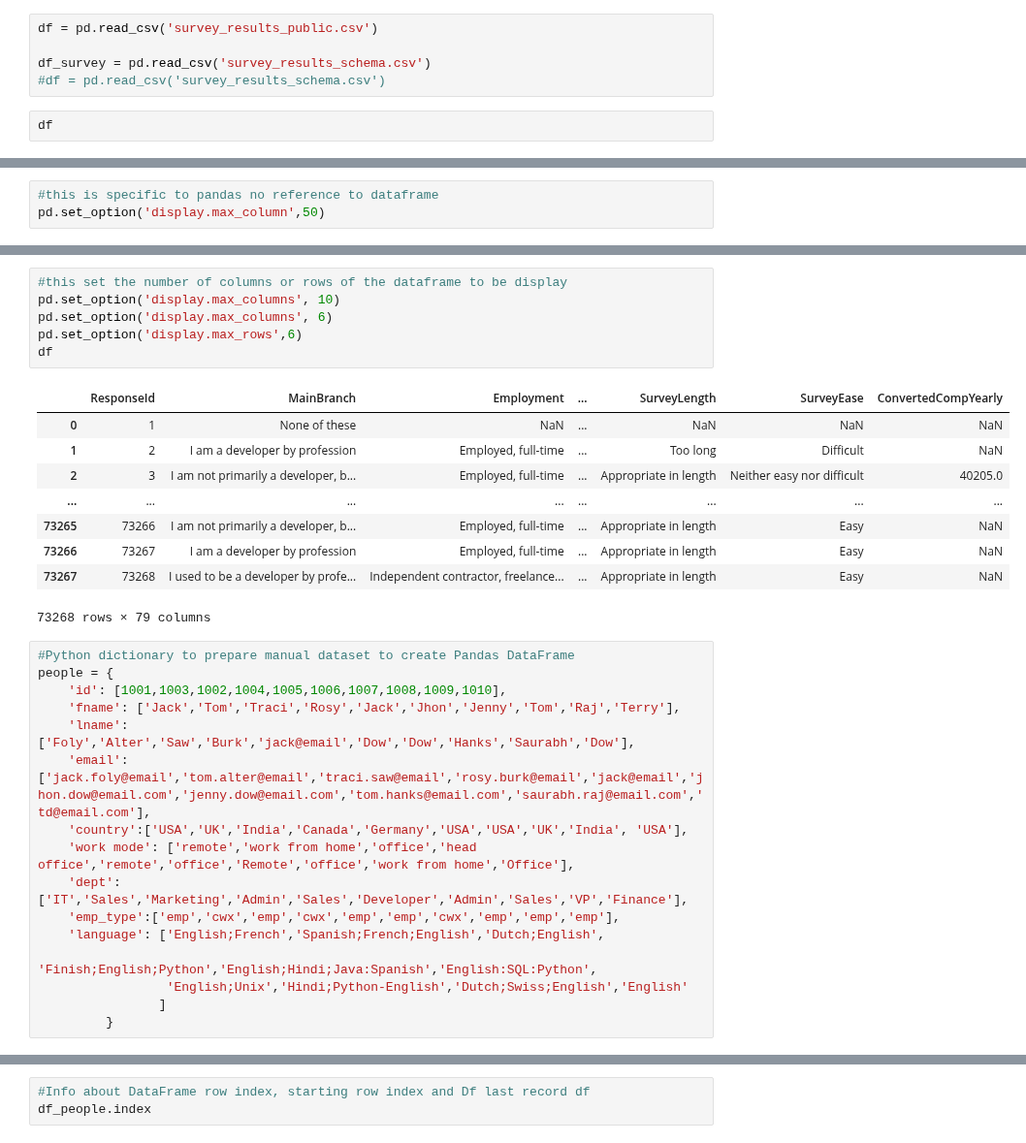
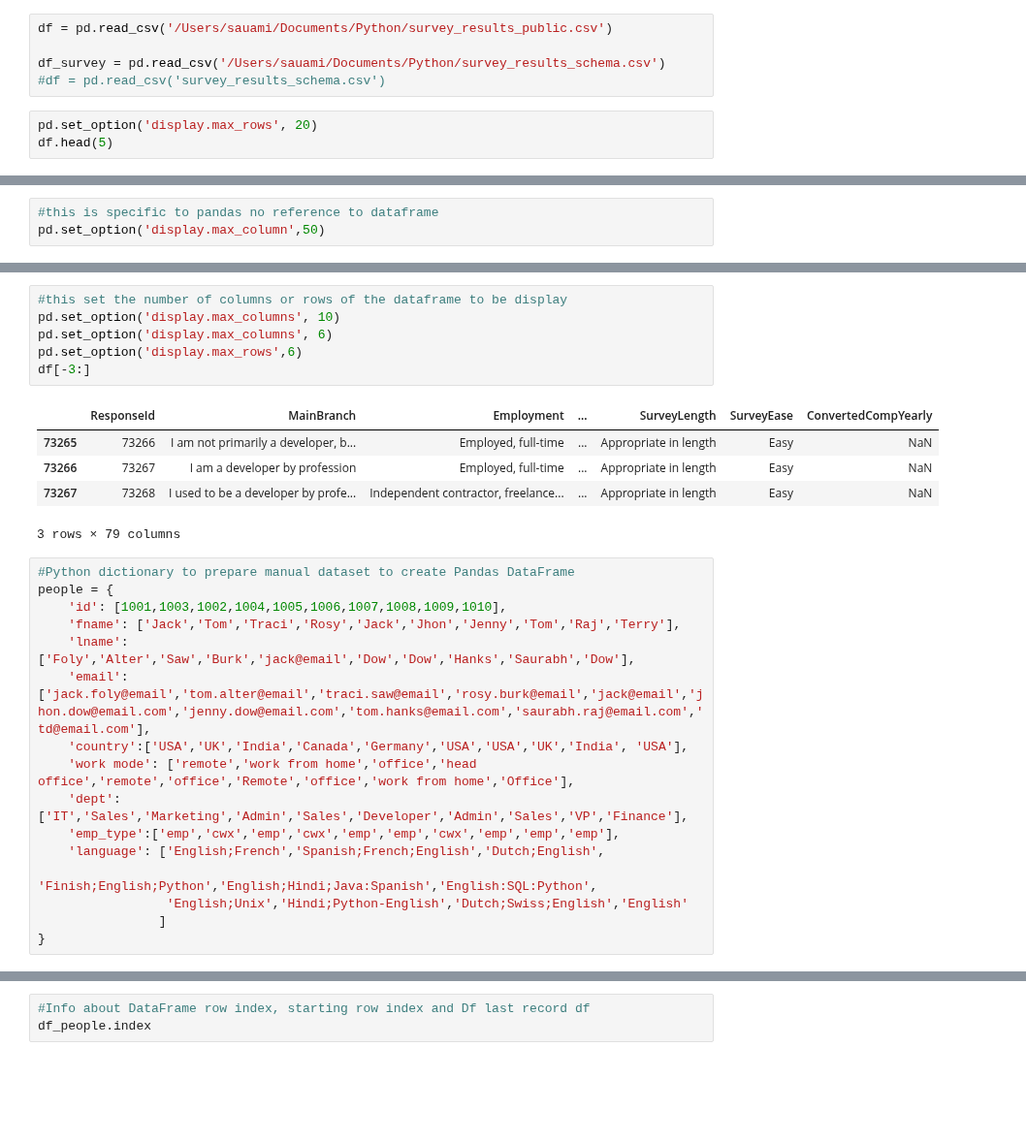
Before and after one commit to sauami8/python, a Jupyter notebook: data/pandas.ipynb, the cells around one changed output, grey strips where cells are left out. Shown at 97% size. Saved outputs shown, nothing was run; the diff lists cells and outputs as text; blank space fills up the shorter version.

```diff
--- a/data/pandas.ipynb
+++ b/data/pandas.ipynb
@@ -3,12 +3,13 @@ import pandas as pd
 # %% [markdown]
 Importing CSV data
 # %%
-df = pd.read_csv('survey_results_public.csv')
+df = pd.read_csv('/Users/sauami/Documents/Python/survey_results_public.csv')
 
-df_survey = pd.read_csv('survey_results_schema.csv')
+df_survey = pd.read_csv('/Users/sauami/Documents/Python/survey_results_schema.csv')
 #df = pd.read_csv('survey_results_schema.csv')
 # %%
-df
+pd.set_option('display.max_rows', 20)
+df.head(5)
 # %% [output]
 |  | ResponseId | MainBranch | Employment | RemoteWork | CodingActivities | EdLevel | LearnCode | LearnCodeOnline | ... |
 | 0 | 1 | None of these | NaN | NaN | NaN | NaN | NaN | NaN | ... |
@@ -119,19 +81,15 @@ memory usage: 44.2+ MB
 # %%
 #this set the number of columns or rows of the dataframe to be display
 pd.set_option('display.max_columns', 10)
 pd.set_option('display.max_columns', 6)
 pd.set_option('display.max_rows',6)
-df
+df[-3:]
 # %% [output]
 |  | ResponseId | MainBranch | Employment | ... | SurveyLength | SurveyEase | ConvertedCompYearly |
-| 0 | 1 | None of these | NaN | ... | NaN | NaN | NaN |
-| 1 | 2 | I am a developer by profession | Employed, full-time | ... | Too long | Difficult | NaN |
-| 2 | 3 | I am not primarily a developer, b... | Employed, full-time | ... | Appropriate in length | Neither easy nor difficult | 40205.0 |
-| ... | ... | ... | ... | ... | ... | ... | ... |
 | 73265 | 73266 | I am not primarily a developer, b... | Employed, full-time | ... | Appropriate in length | Easy | NaN |
 | 73266 | 73267 | I am a developer by profession | Employed, full-time | ... | Appropriate in length | Easy | NaN |
 | 73267 | 73268 | I used to be a developer by profe... | Independent contractor, freelance... | ... | Appropriate in length | Easy | NaN |
-73268 rows × 79 columns
+3 rows × 79 columns
 # %%
 #Python dictionary to prepare manual dataset to create Pandas DataFrame
 people = {
@@ -147,6 +105,6 @@ people = {
                  'Finish;English;Python','English;Hindi;Java:Spanish','English:SQL:Python',
                  'English;Unix','Hindi;Python-English','Dutch;Swiss;English','English'
                 ]
-         }
+}
 # %%
 #Way to access python dictionary
```
Also changed, not shown: parts of 150 cells of this notebook, 6 other files.
